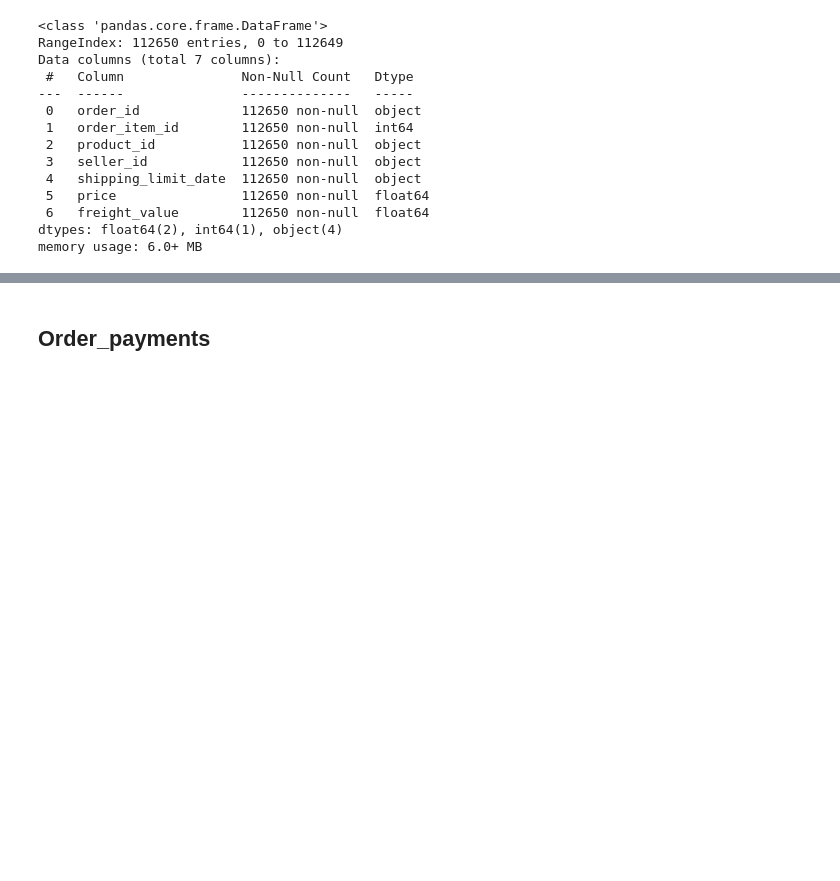
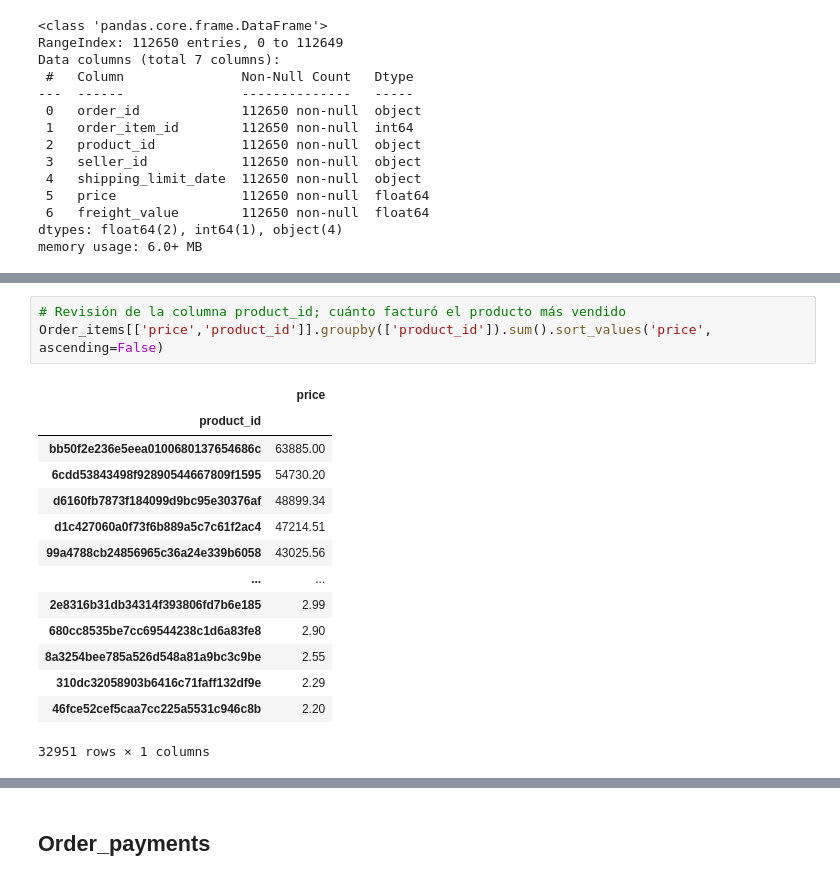
Before and after one commit to Lautaro555/Final-project-Olist, a Jupyter notebook: EDA.ipynb, the cells around one changed output, grey strips where cells are left out. Cells and saved outputs as stored; diff of their text form; blank space fills up the shorter version.

```diff
--- a/EDA.ipynb
+++ b/EDA.ipynb
@@ -344,0 +387,18 @@ Order_items.describe(include=['O'])
+# %%
+# Revisión de la columna product_id; cuánto facturó el producto más vendido
+Order_items[['price','product_id']].groupby(['product_id']).sum().sort_values('price', ascending=False)
+# %% [output]
+|  | price |
+| product_id |  |
+| bb50f2e236e5eea0100680137654686c | 63885.00 |
+| 6cdd53843498f92890544667809f1595 | 54730.20 |
+| d6160fb7873f184099d9bc95e30376af | 48899.34 |
+| d1c427060a0f73f6b889a5c7c61f2ac4 | 47214.51 |
+| 99a4788cb24856965c36a24e339b6058 | 43025.56 |
+| ... | ... |
+| 2e8316b31db34314f393806fd7b6e185 | 2.99 |
+| 680cc8535be7cc69544238c1d6a83fe8 | 2.90 |
+| 8a3254bee785a526d548a81a9bc3c9be | 2.55 |
+| 310dc32058903b6416c71faff132df9e | 2.29 |
+| 46fce52cef5caa7cc225a5531c946c8b | 2.20 |
+32951 rows × 1 columns
```
Also changed, not shown: parts of 18 cells of this notebook.
